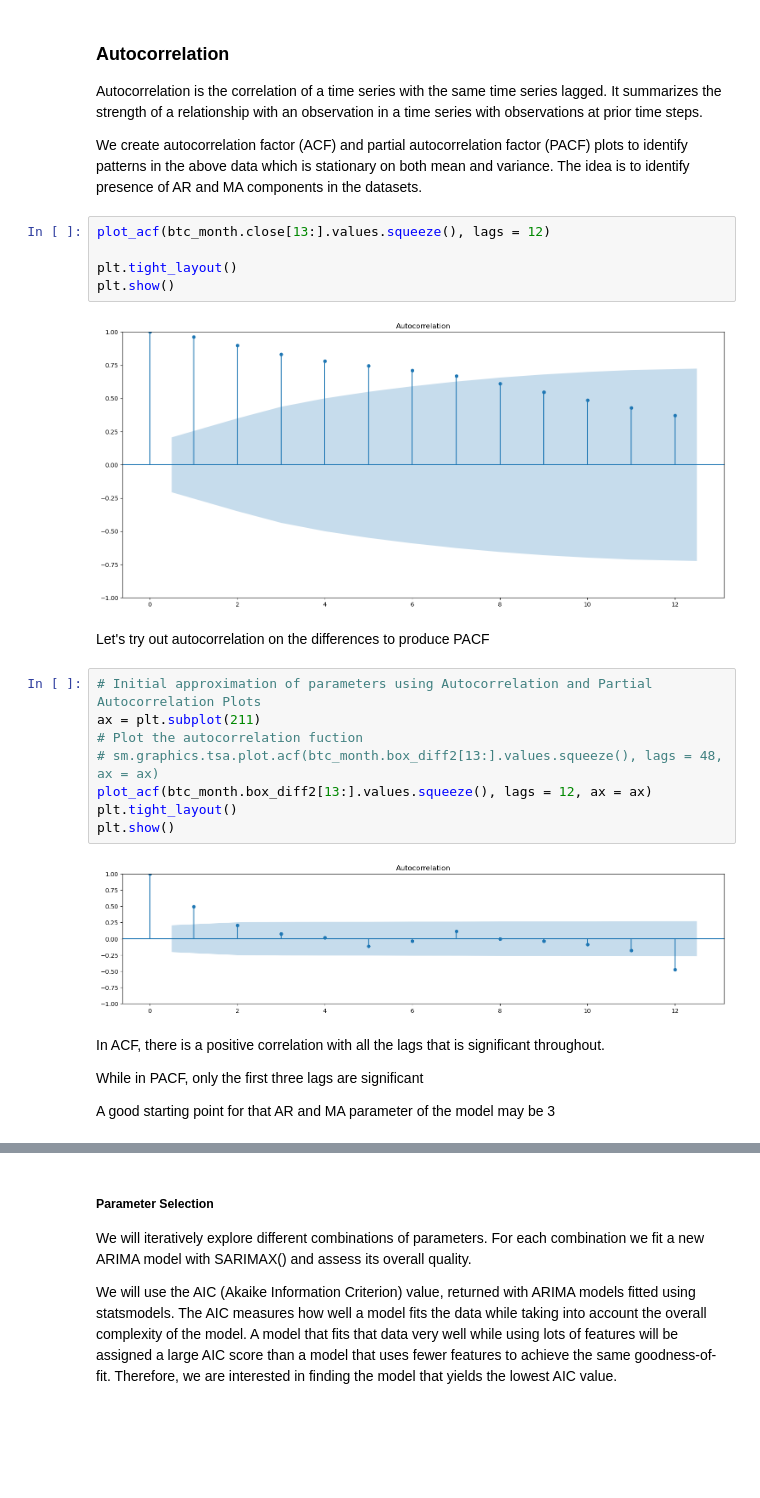
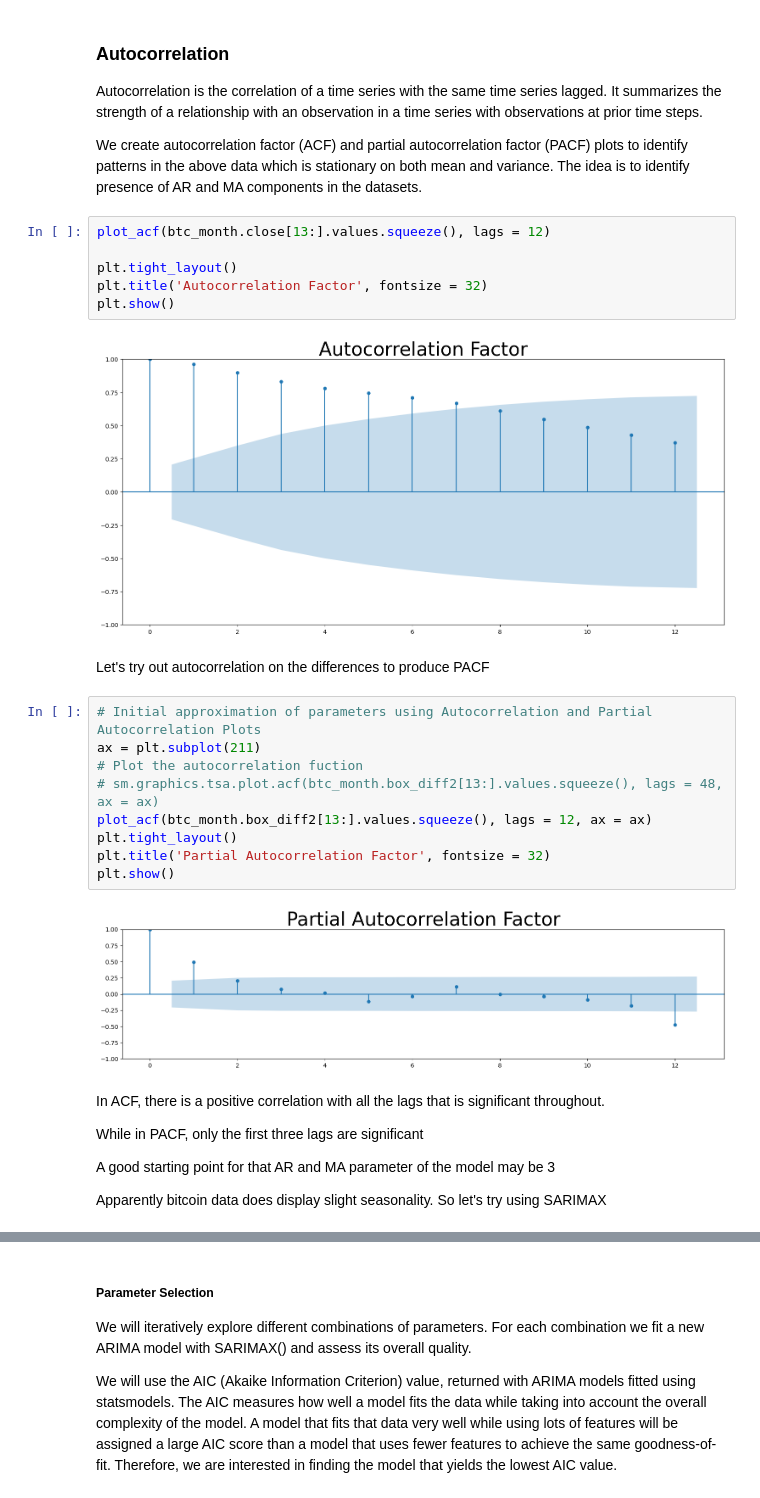
Before and after one commit to Alaneel/mini-project, a Jupyter notebook: src/2.ARIMA.ipynb, the cells around one changed output, grey strips where cells are left out. Saved outputs shown, nothing was run; the diff lists cells and outputs as text; blank space fills up the shorter version.

```diff
--- a/src/2.ARIMA.ipynb
+++ b/src/2.ARIMA.ipynb
@@ -143,25 +144,29 @@ We create autocorrelation factor (ACF) and partial autocorrelation factor (PACF)
 plot_acf(btc_month.close[13:].values.squeeze(), lags = 12)
 
 plt.tight_layout()
+plt.title('Autocorrelation Factor', fontsize = 32)
 plt.show()
 # %% [output]
-[figure, old version]
+[figure, new version]
 # %% [markdown]
 Let's try out autocorrelation on the differences to produce PACF
 # %%
 # Initial approximation of parameters using Autocorrelation and Partial Autocorrelation Plots
 ax = plt.subplot(211)
 # Plot the autocorrelation fuction
 # sm.graphics.tsa.plot.acf(btc_month.box_diff2[13:].values.squeeze(), lags = 48, ax = ax)
 plot_acf(btc_month.box_diff2[13:].values.squeeze(), lags = 12, ax = ax)
 plt.tight_layout()
+plt.title('Partial Autocorrelation Factor', fontsize = 32)
 plt.show()
 # %% [output]
-[figure, old version]
+[figure, new version]
 # %% [markdown]
 In ACF, there is a positive correlation with all the lags that is significant throughout.
 
 While in PACF, only the first three lags are significant
 
 A good starting point for that AR and MA parameter of the model may be 3
+
+Apparently bitcoin data does display slight seasonality. So let's try  using SARIMAX
 # %% [markdown]
```
Also changed, not shown: parts of 25 cells of this notebook, 3 other files.
